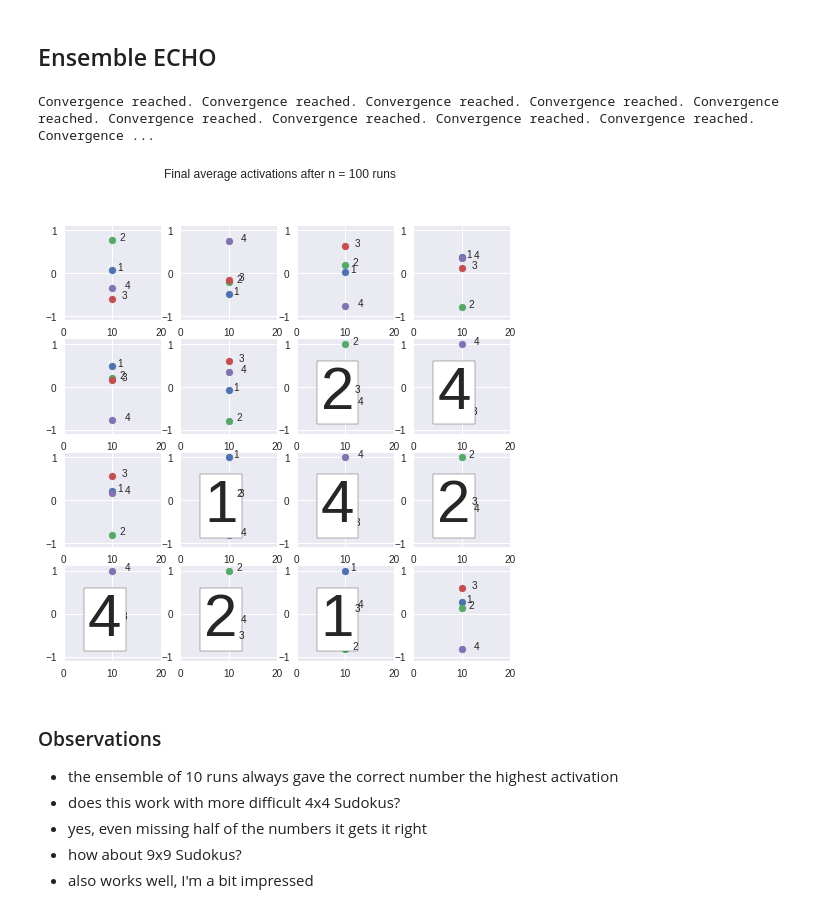
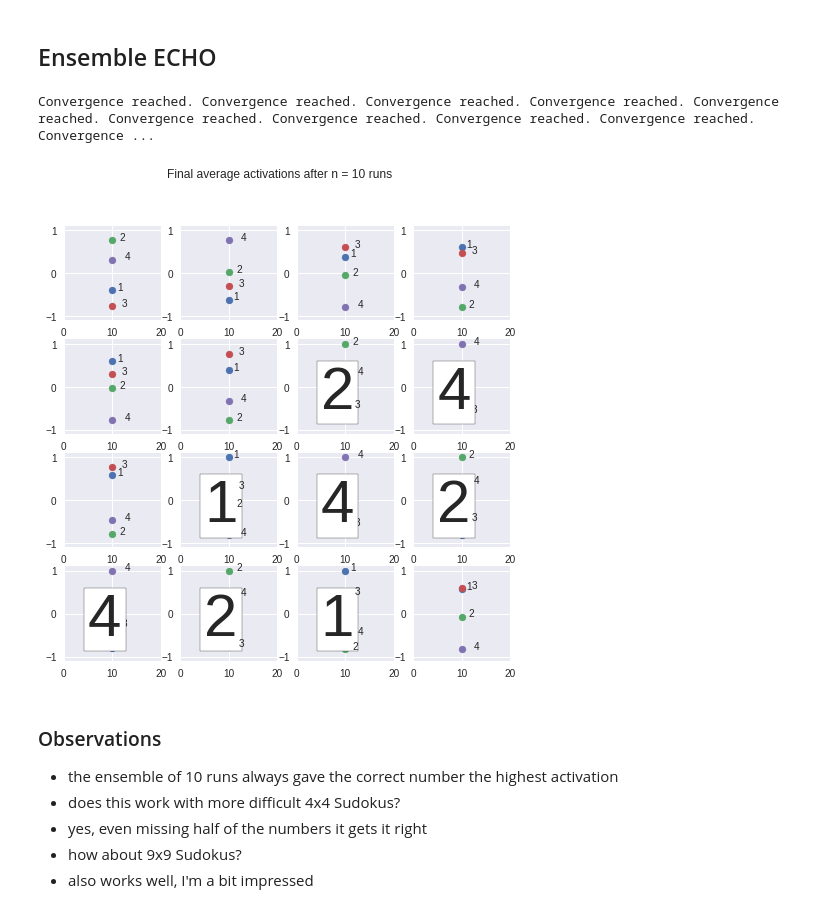
Before and after one commit to MaxRae/ConnectionistSudoku, a Jupyter notebook: ECHOSudoku.ipynb, the cells around one changed output. Saved outputs shown, nothing was run; the diff lists cells and outputs as text; code cells hidden in the pictures.

```diff
--- a/ECHOSudoku.ipynb
+++ b/ECHOSudoku.ipynb
@@ -255,12 +255,12 @@ def plot_final_activation(final_activation, n):
         plt.ylim((-1.1,1.1))
         plt.xlim((0,20))
 # %%
-n = 100
+n = 10
 final_activation = ensemble(example4x4, n=n)
 plot_final_activation(final_activation, n)
 # %% [output]
 Convergence reached. Convergence reached. Convergence reached. Convergence reached. Convergence reached. Convergence reached. Convergence reached. Convergence reached. Convergence reached. Convergence ...
-[figure, old version]
+[figure, new version]
 # %% [markdown]
 ### Observations
 - the ensemble of 10 runs always gave the correct number the highest activation
```
